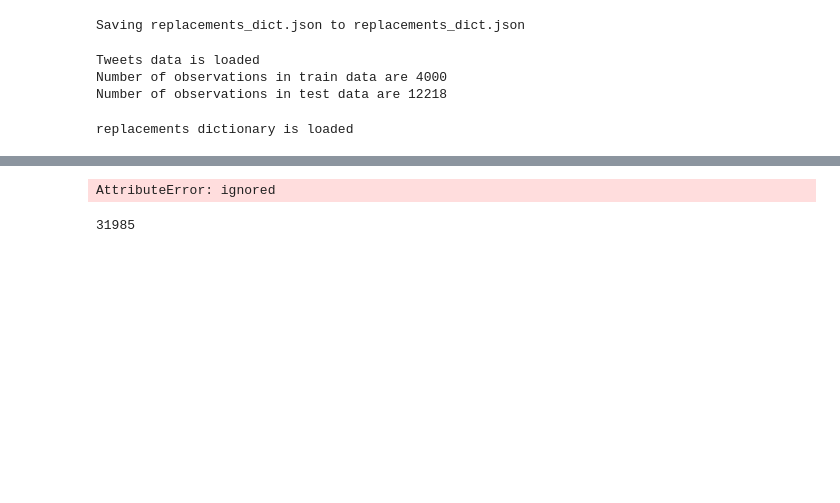
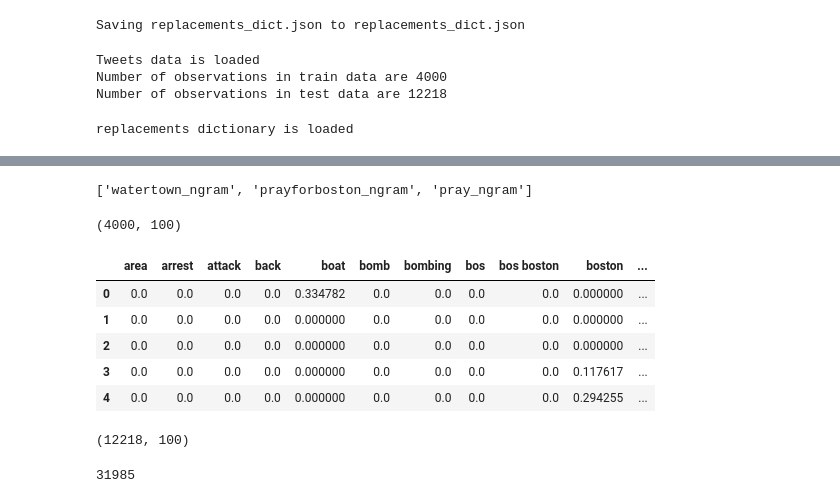
Before and after one commit to sandhyaparna/NLP, a Jupyter notebook: Dell_Take_Home.ipynb, the cells around one changed output, grey strips where cells are left out. Drawn from its saved outputs; the diff is of its cells as text; code cells hidden in the pictures; blank space fills up the shorter version.

```diff
--- a/Dell_Take_Home.ipynb
+++ b/Dell_Take_Home.ipynb
@@ -171,5 +174,6 @@ def feature_engineering(data):
 
   return data
 # %%
-tweets_train_x = feature_engineering(preprocessing_fn(tweets_train, "text"))
-tweets_train_x.head()
+tweets_train_processed = feature_engineering(preprocessing_fn(tweets_train, "text"))
+train = tweets_train_processed.drop(['text', 'text_processed'],axis=1)
+train.head()
@@ -355,0 +278,4 @@ tweets_train_x[["text", "text_processed"]].head()
+# %%
+important_features[:3]
+# %% [output]
+['watertown_ngram', 'prayforboston_ngram', 'pray_ngram']
@@ -356,12 +318,24 @@ tweets_train_x[["text", "text_processed"]].head()
 # %%
 from sklearn.feature_extraction.text import TfidfVectorizer
-TFIDFNGrams_vectorizer = TfidfVectorizer(ngram_range=(1,2))
-X = TFIDFNGrams_vectorizer.fit_transform(tweets_train_x.text_processed.values)
+TFIDFNGrams_vectorizer = TfidfVectorizer(ngram_range=(1,3), max_features=100)
+X = TFIDFNGrams_vectorizer.fit_transform(tweets_train_processed.text_processed.values)
 TextDf_TFIDFNGramsVectors = pd.DataFrame(X.A, columns=TFIDFNGrams_vectorizer.get_feature_names())
 # TextDf_TFIDFNGramsVectors_Freq = pd.DataFrame({'Word':TFIDFNGrams_vectorizer.get_feature_names(), 'frequency':sum(X).toarray()[0]})
 # TextDf_TFIDFNGramsVectors_Freq = TextDf_TFIDFNGramsVectors_Freq.sort_values(by=['frequency'], ascending=[False])
 # TextDf_TFIDFNGramsVectors_Freq = TextDf_TFIDFNGramsVectors_Freq[]
 print(TextDf_TFIDFNGramsVectors.shape)
-TextDf_TFIDFNGramsVectors.head(5)
+TextDf_TFIDFNGramsVectors.head()
 # %% [output]
-AttributeError: ignored
+(4000, 100)
+|  | area | arrest | attack | back | boat | bomb | bombing | bos | bos boston | boston | ... |
+| 0 | 0.0 | 0.0 | 0.0 | 0.0 | 0.334782 | 0.0 | 0.0 | 0.0 | 0.0 | 0.000000 | ... |
+| 1 | 0.0 | 0.0 | 0.0 | 0.0 | 0.000000 | 0.0 | 0.0 | 0.0 | 0.0 | 0.000000 | ... |
+| 2 | 0.0 | 0.0 | 0.0 | 0.0 | 0.000000 | 0.0 | 0.0 | 0.0 | 0.0 | 0.000000 | ... |
+| 3 | 0.0 | 0.0 | 0.0 | 0.0 | 0.000000 | 0.0 | 0.0 | 0.0 | 0.0 | 0.117617 | ... |
+| 4 | 0.0 | 0.0 | 0.0 | 0.0 | 0.000000 | 0.0 | 0.0 | 0.0 | 0.0 | 0.294255 | ... |
+# %%
+X_x = TFIDFNGrams_vectorizer.transform(tweets_test.text.values)
+X_x = pd.DataFrame(X_x.A, columns=TFIDFNGrams_vectorizer.get_feature_names())
+X_x.shape
+# %% [output]
+(12218, 100)
```
Also changed, not shown: parts of 20 cells of this notebook.
